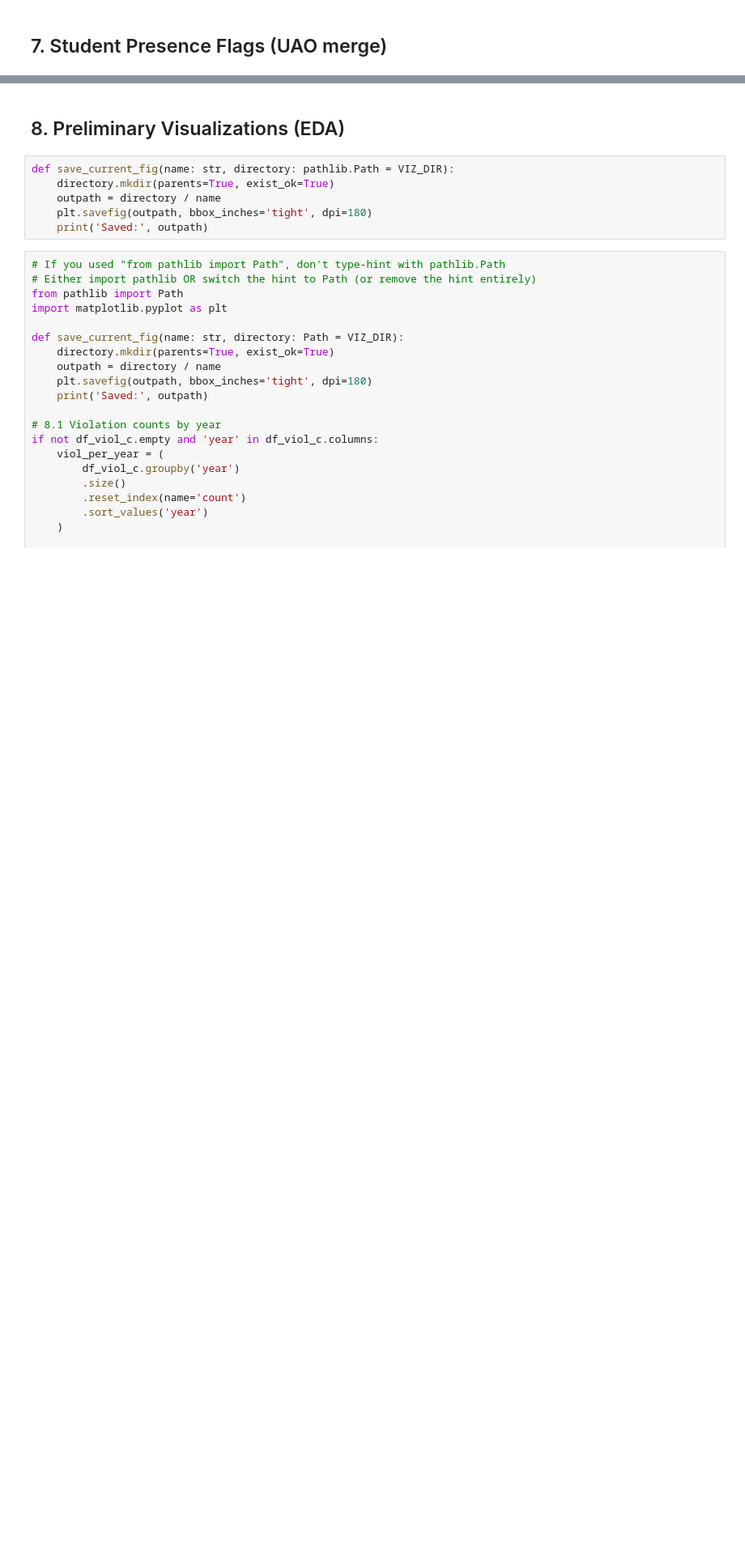
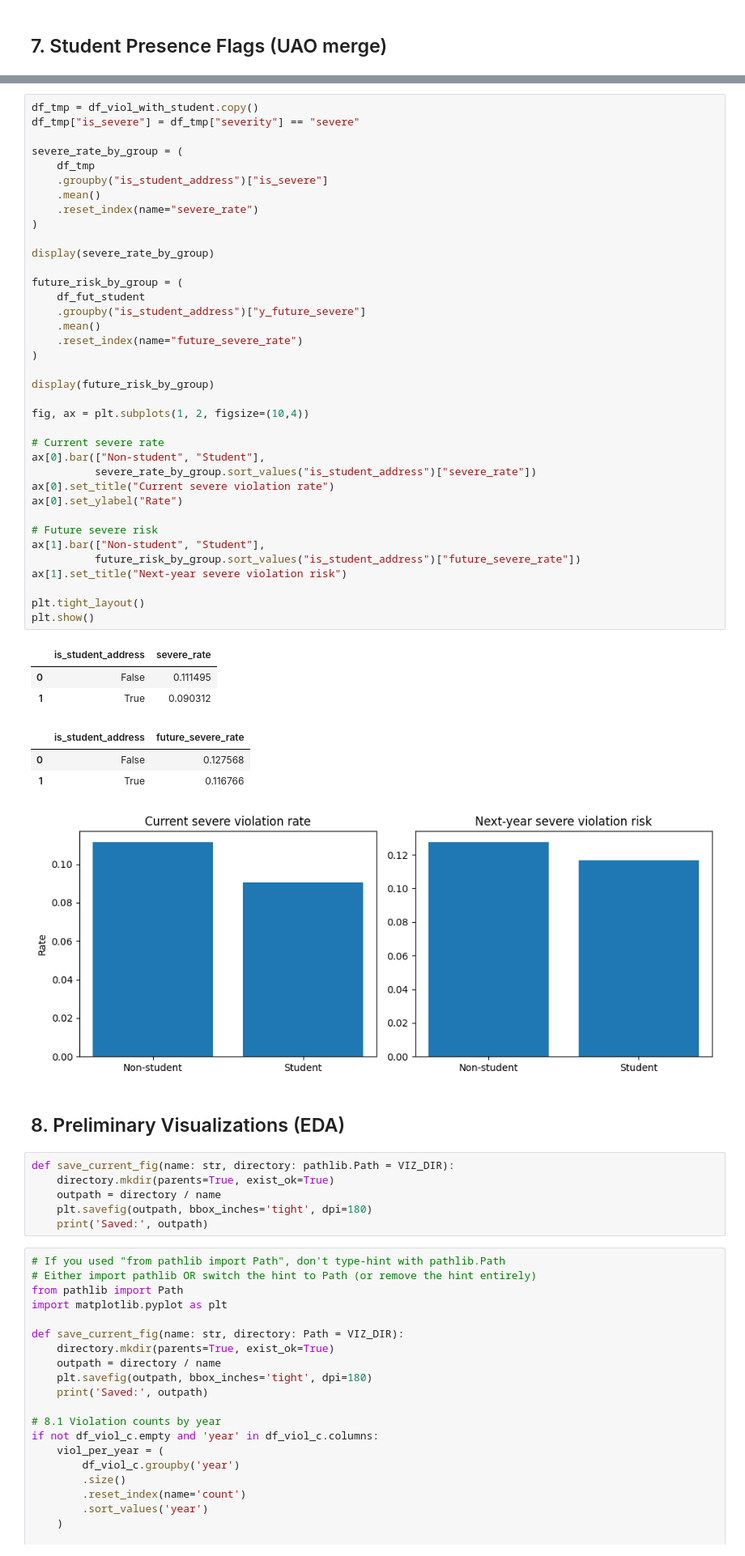
Before and after one commit to Berkkom/university_accountablilty_ordinance, a Jupyter notebook: notebooks/UAO_midterm.ipynb, the cells around one changed output, grey strips where cells are left out. Shown at 81% size. Cells and saved outputs as stored; diff of their text form; blank space fills up the shorter version.

```diff
--- a/notebooks/UAO_midterm.ipynb
+++ b/notebooks/UAO_midterm.ipynb
@@ -372,3 +708,48 @@ print('Student-tagged violations shape:', df_viol_tagged.shape)
+# %%
+df_tmp = df_viol_with_student.copy()
+df_tmp["is_severe"] = df_tmp["severity"] == "severe"
+
+severe_rate_by_group = (
+    df_tmp
+    .groupby("is_student_address")["is_severe"]
+    .mean()
+    .reset_index(name="severe_rate")
+)
+
+display(severe_rate_by_group)
+
+future_risk_by_group = (
+    df_fut_student
+    .groupby("is_student_address")["y_future_severe"]
+    .mean()
+    .reset_index(name="future_severe_rate")
+)
+
+display(future_risk_by_group)
+
+fig, ax = plt.subplots(1, 2, figsize=(10,4))
+
+# Current severe rate
+ax[0].bar(["Non-student", "Student"],
+          severe_rate_by_group.sort_values("is_student_address")["severe_rate"])
+ax[0].set_title("Current severe violation rate")
+ax[0].set_ylabel("Rate")
+
+# Future severe risk
+ax[1].bar(["Non-student", "Student"],
+          future_risk_by_group.sort_values("is_student_address")["future_severe_rate"])
+ax[1].set_title("Next-year severe violation risk")
+
+plt.tight_layout()
+plt.show()
+# %% [output]
+|  | is_student_address | severe_rate |
+| 0 | False | 0.111495 |
+| 1 | True | 0.090312 |
+|  | is_student_address | future_severe_rate |
+| 0 | False | 0.127568 |
+| 1 | True | 0.116766 |
+[figure, added]
 # %% [markdown]
 ## 8. Preliminary Visualizations (EDA)
 # %%
```
Also changed, not shown: parts of 44 cells of this notebook.
